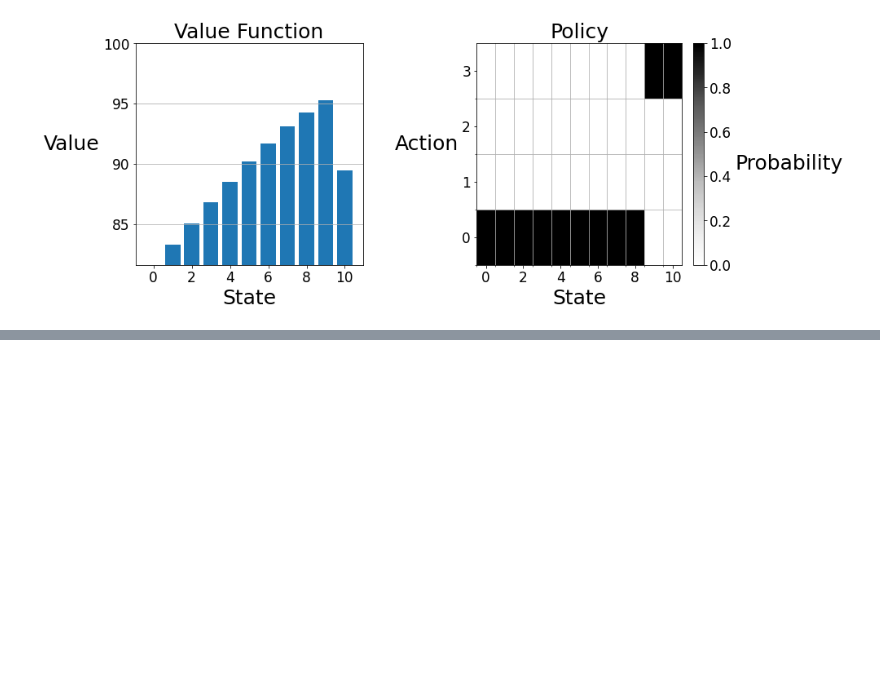
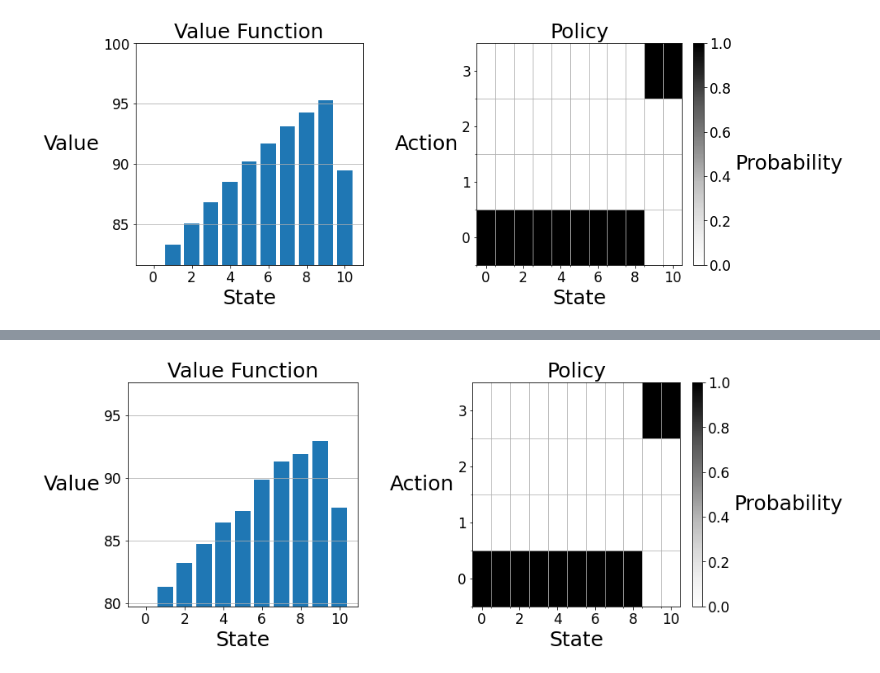
Before and after one commit to anuragk1/fundamentals-of-reinforcement-learning, a Jupyter notebook: Week 4/Optimal Policies with Dynamic Programming.ipynb, the cells around one changed output, grey strips where cells are left out. Saved outputs shown, nothing was run; the diff lists cells and outputs as text; code cells hidden in the pictures; blank space fills up the shorter version.

```diff
--- a/Week 4/Optimal Policies with Dynamic Programming.ipynb
+++ b/Week 4/Optimal Policies with Dynamic Programming.ipynb
@@ -204,0 +276,10 @@ tools.plot(V, pi)
+# %%
+def real_time_dynamic_programming(env, gamma, horizon):
+    V = np.zeros(len(env.S))
+    pi = np.ones((len(env.S), len(env.A))) / len(env.A)
+    s = env.random_state()
+    for t in range(horizon):
+        real_time_dynamic_programming_helper(env, V, pi, s, gamma)
+        a = np.random.choice(env.A, p=pi[s])
+        s = env.step(s, a)
+    return V, pi
@@ -204,0 +291,10 @@ tools.plot(V, pi)
+# %%
+env = tools.ParkingWorld(num_spaces=10, num_prices=4)
+gamma = 0.9
+horizon = 500
+np.random.seed(101)
+V, pi = real_time_dynamic_programming(env, gamma, horizon)
+# %%
+tools.plot(V, pi)
+# %% [output]
+[figure, added]
```
Also changed, not shown: parts of 12 cells of this notebook.
